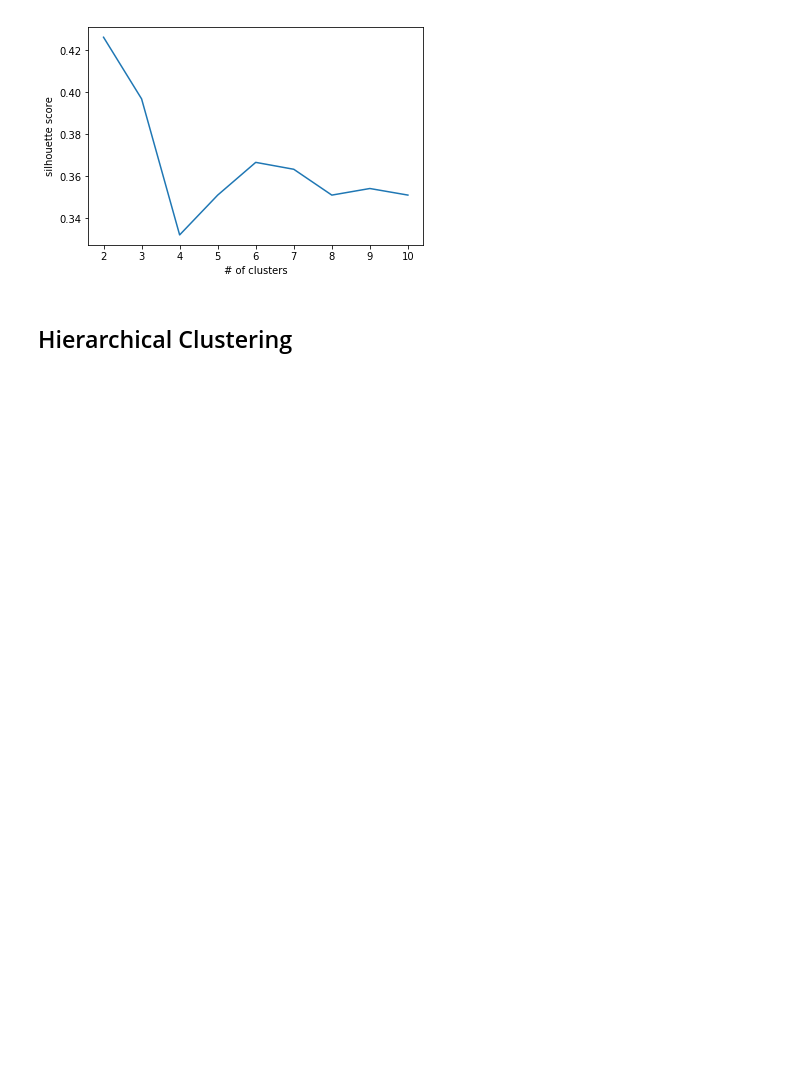
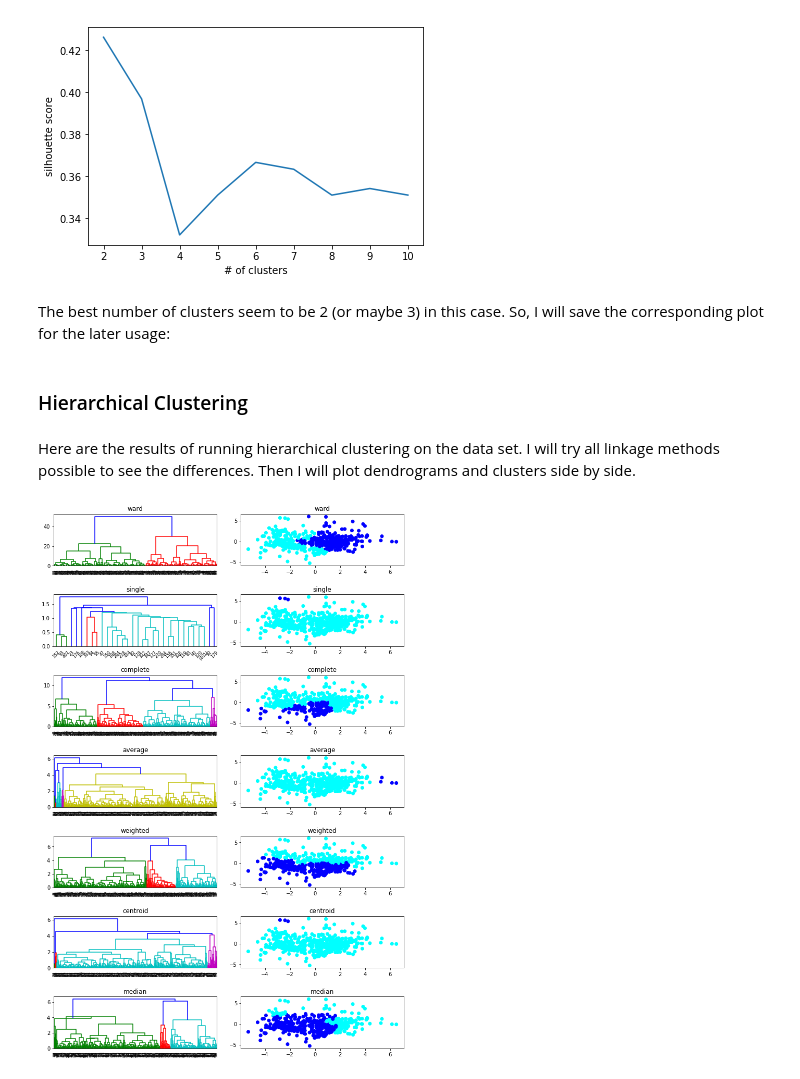
Before and after one commit to armut/Wholesale-Customers-Analysis, a Jupyter notebook: Wholesale Customers Analysis.ipynb, the cells around one changed output. Cells and saved outputs as stored; diff of their text form; code cells hidden in the pictures; blank space fills up the shorter version.

```diff
--- a/Wholesale Customers Analysis.ipynb
+++ b/Wholesale Customers Analysis.ipynb
@@ -147,5 +207,53 @@ plt.ylabel('silhouette score')
 plt.show()
 # %% [output]
 [figure]
+# %% [markdown]
+The best number of clusters seem to be 2 (or maybe 3) in this case. So, I will save the corresponding plot for the later usage:
+# %%
+cl = KMeans(n_clusters=2, random_state=0)
+result = cl.fit_predict(reduced_data)
+silhouette = silhouette_score(reduced_data, result)
+plt.clf()
+plt.scatter(reduced_data.Dim1.values, reduced_data.Dim2.values, c=result, cmap=cmap)
+plt.title(str(2) + ' Clusters, Silhouette score: ' + str(silhouette)[:5])
+fig, ax = plt.gcf(), plt.gca()
+fig.set_size_inches(5, 5)
+plt.tight_layout()
+plt.savefig('img/kmeans_fav.png')
 # %% [markdown]
-## Hierarchical Clustering
+### Hierarchical Clustering
+# %% [markdown]
+Here are the results of running hierarchical clustering on the data set. I will try all linkage methods possible
+to see the differences. Then I will plot dendrograms and clusters side by side.
+# %%
+from scipy.cluster.hierarchy import linkage, dendrogram
+from scipy.cluster.hierarchy import fcluster
+
+methods = ['ward', 'single', 'complete', 'average',
+           'weighted', 'centroid', 'median']
+plot_id = 0
+for method in methods:
+    cl = linkage(reduced_data, method=method)
+
+    for sw in ['dendrogram', 'clusters']:
+        if sw == 'dendrogram':
+            plot_id += 1
+            plt.subplot(7, 2, plot_id)
+            plt.title(method)
+            fig, ax = plt.gcf(), plt.gca()
+            dn = dendrogram(cl, truncate_mode='level', p=15)
+            plt.tight_layout()
+            fig.set_size_inches(10, 15)
+        else:
+            plot_id += 1
+            labels = fcluster(cl, 2, criterion='maxclust')
+            plt.subplot(7, 2, plot_id)
+            plt.title(method)
+            plt.scatter(reduced_data.Dim1.values.tolist(),
+               reduced_data.Dim2.values.tolist(),
+               cmap=cmap,
+               c=labels
+            )
+plt.show()
+# %% [output]
+[figure, added]
```
Also changed, not shown: parts of 51 cells of this notebook, 23 other files.
